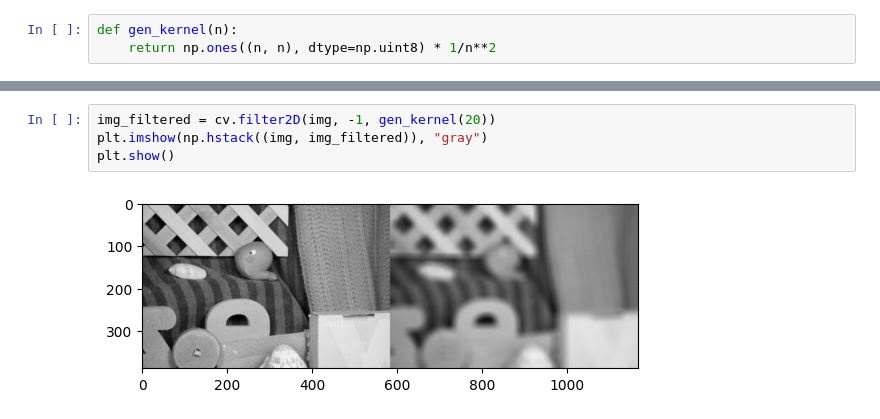
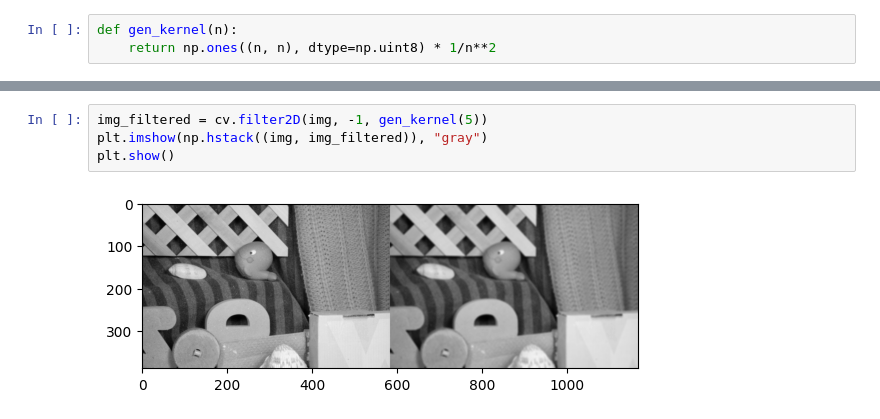
Before and after one commit to mikecr96/PDI-Ago-dic24, a Jupyter notebook: Semana IX/filter1.ipynb, the cells around one changed output, grey strips where cells are left out. Drawn from its saved outputs; the diff is of its cells as text.

```diff
--- a/Semana IX/filter1.ipynb
+++ b/Semana IX/filter1.ipynb
@@ -37,6 +37,6 @@ gen_kernel(9).sum()
 # %%
-img_filtered = cv.filter2D(img, -1, gen_kernel(20))
+img_filtered = cv.filter2D(img, -1, gen_kernel(5))
 plt.imshow(np.hstack((img, img_filtered)), "gray")
 plt.show()
 # %% [output]
-[figure, old version]
+[figure, new version]
```
Also changed, not shown: parts of 1 cell of this notebook, 1 other file.
